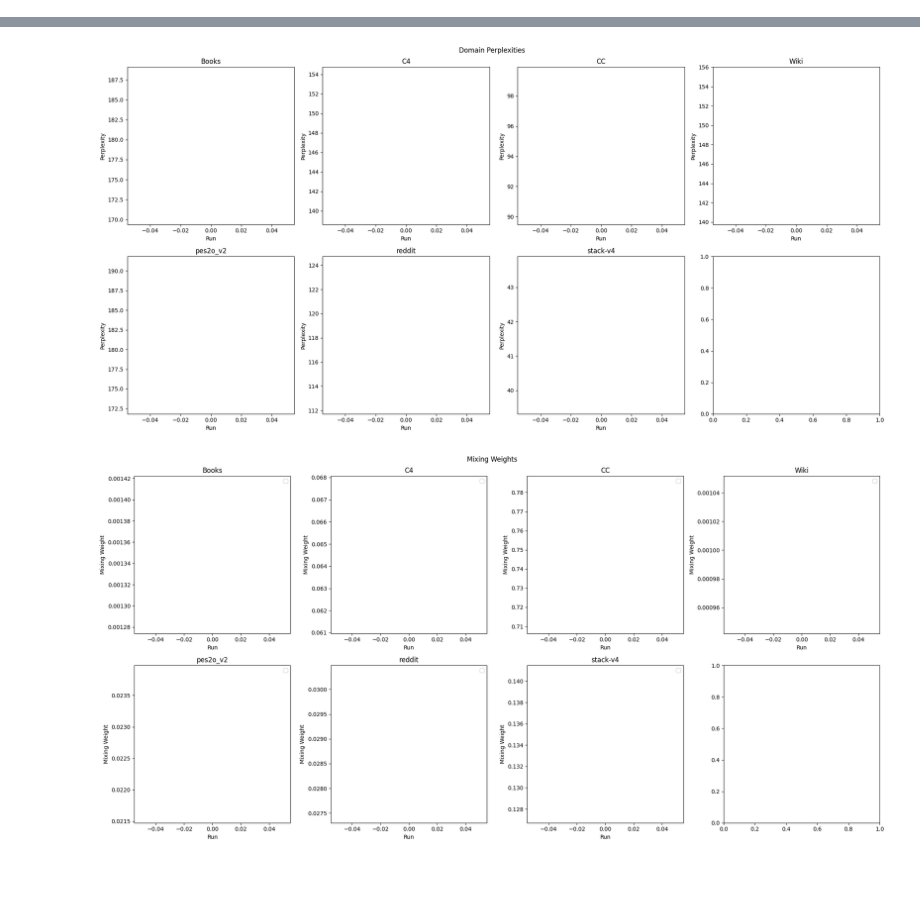
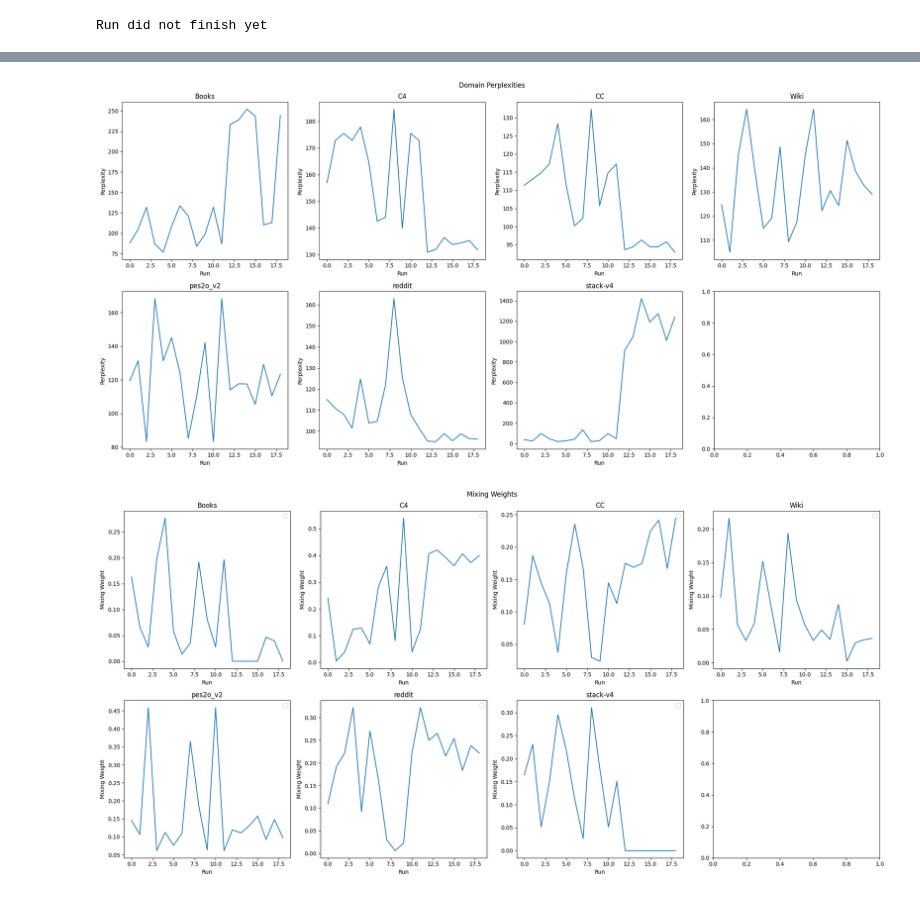
Before and after one commit to tim200002/lm_mixture_optimization, a Jupyter notebook: scripts/analyze_experiments_old.ipynb, the cells around one changed output, grey strips where cells are left out. Saved outputs shown, nothing was run; the diff lists cells and outputs as text; code cells hidden in the pictures.

```diff
--- a/scripts/analyze_experiments_old.ipynb
+++ b/scripts/analyze_experiments_old.ipynb
@@ -77,7 +77,7 @@ def plot_mixing_weights(results):
     plt.tight_layout()
 # %%
 config_path = "../logs/turbo_0/config.yaml"
-config_path = "/media/ssd1/tim/logs/deterministic_baseline_human_intuition_v1_4/config.yaml"
+config_path = "/root/code/mixture_optimization/logs/bayesian_first_try_0/config.yaml"
 config = read_experiment(config_path)
 results = get_runs_result(config)
 
@@ -86,3 +86,4 @@ plot_domain_perplexities(results)
 plot_mixing_weights(results)
 plt.show()
 # %% [output]
+Run did not finish yet
@@ -90,2 +91,2 @@ plt.show()
-[figure, old version]
+[figure, new version]
-[figure, old version]
+[figure, new version]
```
Also changed, not shown: parts of 1 cell of this notebook, 39 other files.
